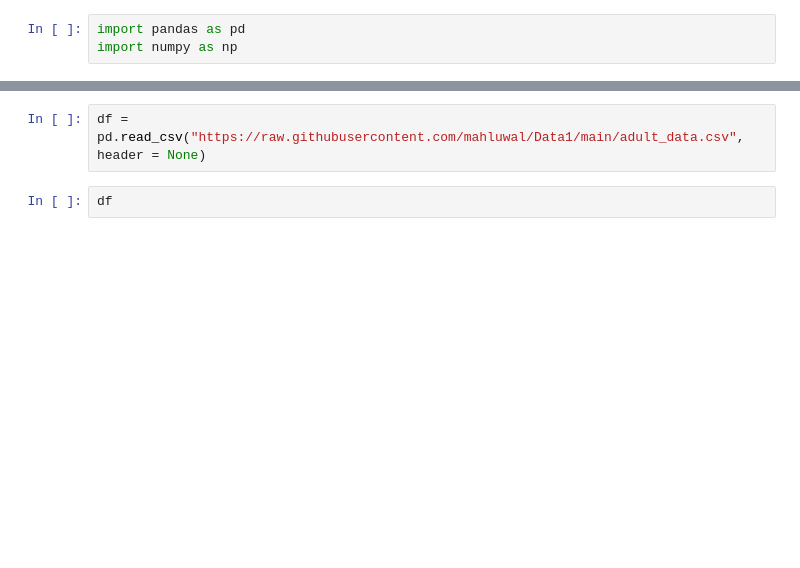
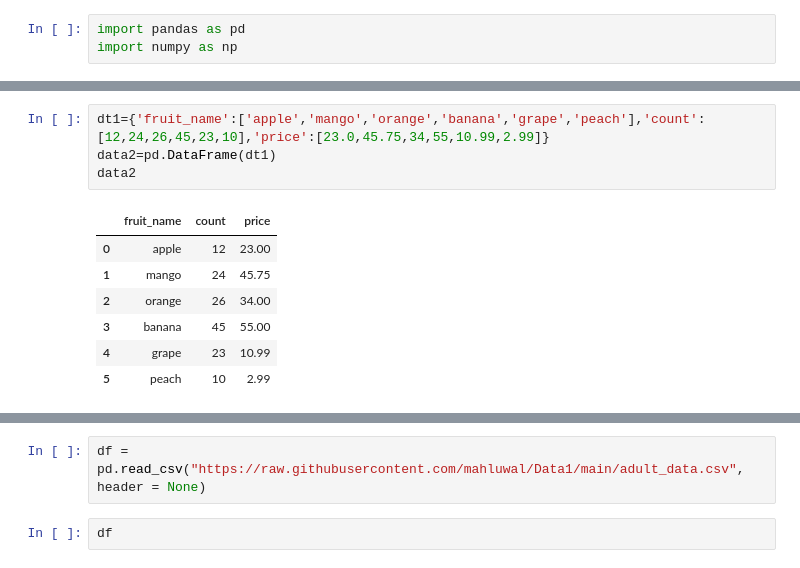
Before and after one commit to mahluwal/PY_DSML_LibrariesFun, a Jupyter notebook: pandas.ipynb, the cells around one changed output, grey strips where cells are left out. Saved outputs shown, nothing was run; the diff lists cells and outputs as text; blank space fills up the shorter version.

```diff
--- a/pandas.ipynb
+++ b/pandas.ipynb
@@ -5,0 +21,12 @@ import numpy as np
+# %%
+dt1={'fruit_name':['apple','mango','orange','banana','grape','peach'],'count':[12,24,26,45,23,10],'price':[23.0,45.75,34,55,10.99,2.99]}
+data2=pd.DataFrame(dt1)
+data2
+# %% [output]
+|  | fruit_name | count | price |
+| 0 | apple | 12 | 23.00 |
+| 1 | mango | 24 | 45.75 |
+| 2 | orange | 26 | 34.00 |
+| 3 | banana | 45 | 55.00 |
+| 4 | grape | 23 | 10.99 |
+| 5 | peach | 10 | 2.99 |
```
Also changed, not shown: parts of 5 cells of this notebook.
